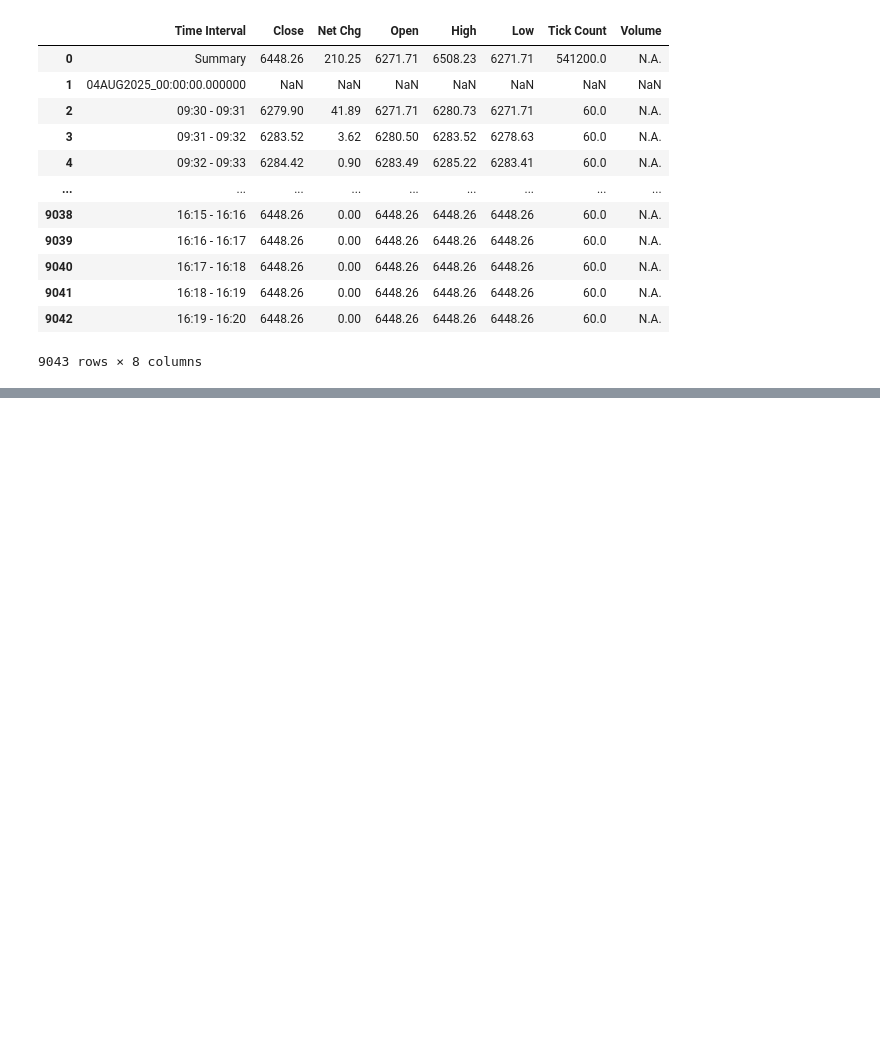
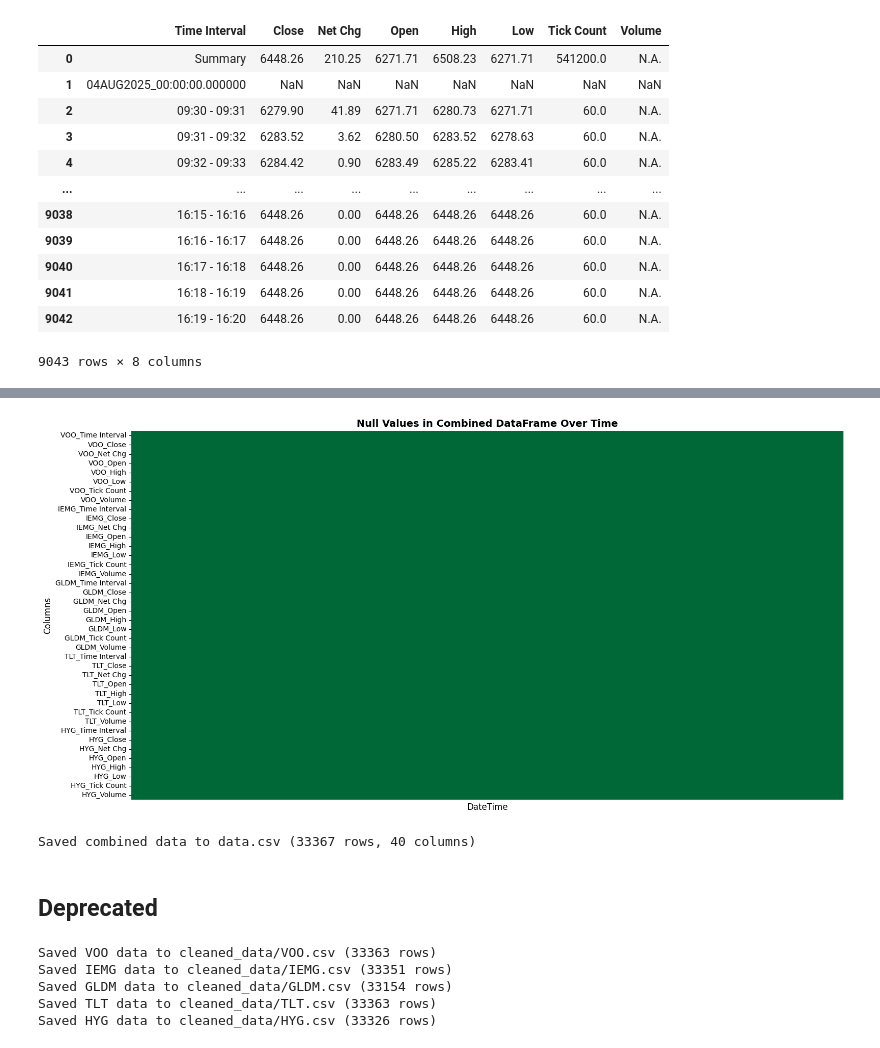
Before and after one commit to niallmandal/RL-FA25-Final, a Jupyter notebook: clean_data.ipynb, the cells around one changed output, grey strips where cells are left out. Cells and saved outputs as stored; diff of their text form; code cells hidden in the pictures; blank space fills up the shorter version.

```diff
--- a/clean_data.ipynb
+++ b/clean_data.ipynb
@@ -143,2 +136,25 @@ ticker_data = load_and_consolidate_data()
 # %%
-ticker_data['GLDM']
+def create_combined_dataframe(ticker_data):
+    combined_df = None
+
+    for ticker, df in ticker_data.items():
+        # Make a copy to avoid modifying original
+        df_copy = df.copy()
+
+        # Set DateTime as index
+        df_copy = df_copy.set_index('DateTime')
+
+        # Rename columns to prepend ticker (except DateTime which is now the index)
+        df_copy.columns = [f'{ticker}_{col}' for col in df_copy.columns]
+
+        # Join with combined dataframe (outer join to preserve all rows)
+        if combined_df is None:
+            combined_df = df_copy
+        else:
+            combined_df = combined_df.join(df_copy, how='outer')
+
+    # Sort by DateTime index
+    combined_df = combined_df.sort_index()
+    combined_df.ffill(inplace=True)
+
+    return combined_df
@@ -158,0 +161,3 @@ ticker_data['GLDM']
+# %%
+combined_df = create_combined_dataframe(ticker_data)
+combined_df
@@ -158,0 +179,26 @@ ticker_data['GLDM']
+# %%
+fig, ax = plt.subplots(figsize=(16, 8))
+
+# Create a boolean mask of null values
+null_mask = combined_df.isnull()
+
+# Plot null values as a heatmap
+# We'll transpose so DateTime is on x-axis and columns on y-axis
+sns.heatmap(null_mask.T, cbar=False, cmap='RdYlGn_r',
+            yticklabels=True, xticklabels=False, ax=ax)
+
+ax.set_xlabel('DateTime', fontsize=12)
+ax.set_ylabel('Columns', fontsize=12)
+ax.set_title('Null Values in Combined DataFrame Over Time', fontsize=14, fontweight='bold')
+
+plt.tight_layout()
+plt.show()
+# %% [output]
+[figure, added]
+# %%
+combined_df.to_csv('data.csv')
+print(f'Saved combined data to data.csv ({len(combined_df)} rows, {len(combined_df.columns)} columns)')
+# %% [output]
+Saved combined data to data.csv (33367 rows, 40 columns)
+# %% [markdown]
+## Deprecated
@@ -158,0 +208,11 @@ ticker_data['GLDM']
+# %%
+for ticker, df in ticker_data.items():
+    output_path = cleaned_data_dir / f'{ticker}.csv'
+    df.to_csv(output_path, index=False)
+    print(f'Saved {ticker} data to {output_path} ({len(df)} rows)')
+# %% [output]
+Saved VOO data to cleaned_data/VOO.csv (33363 rows)
+Saved IEMG data to cleaned_data/IEMG.csv (33351 rows)
+Saved GLDM data to cleaned_data/GLDM.csv (33154 rows)
+Saved TLT data to cleaned_data/TLT.csv (33363 rows)
+Saved HYG data to cleaned_data/HYG.csv (33326 rows)
```
Also changed, not shown: parts of 8 cells of this notebook, 8 other files.
